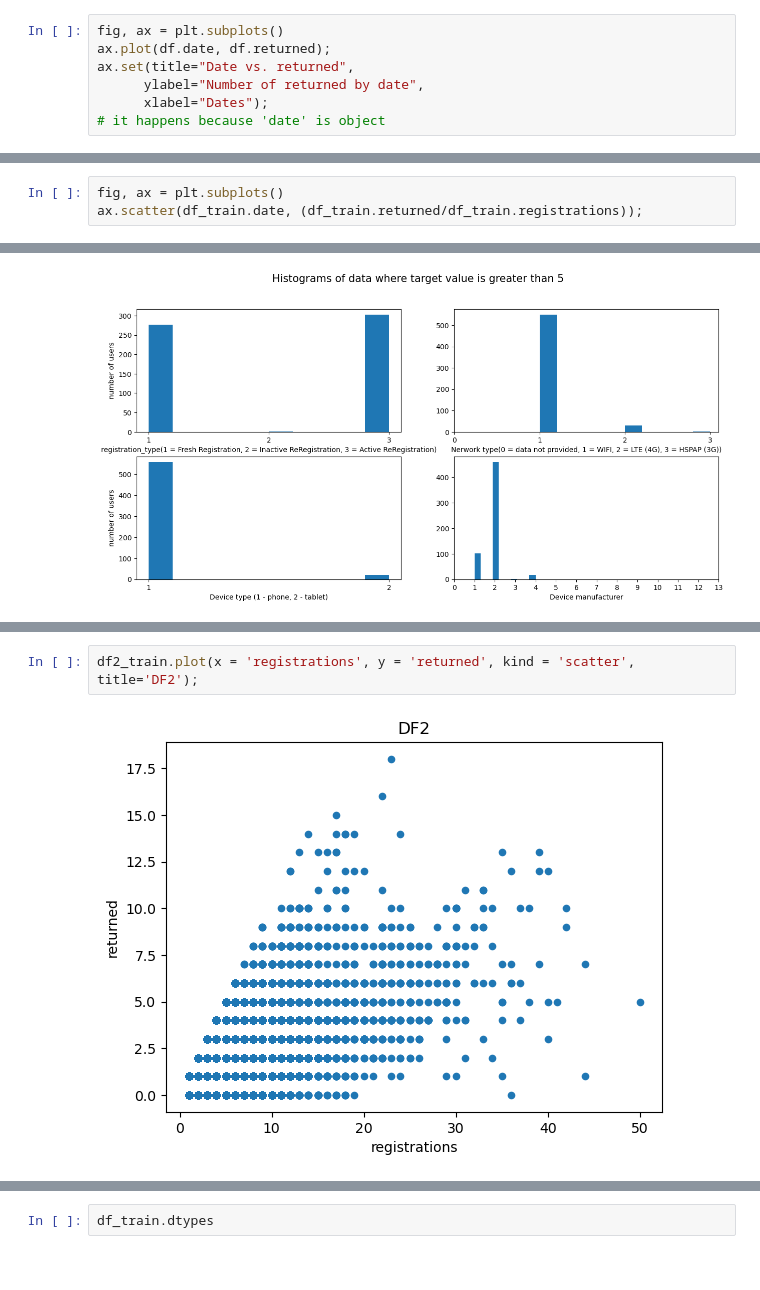
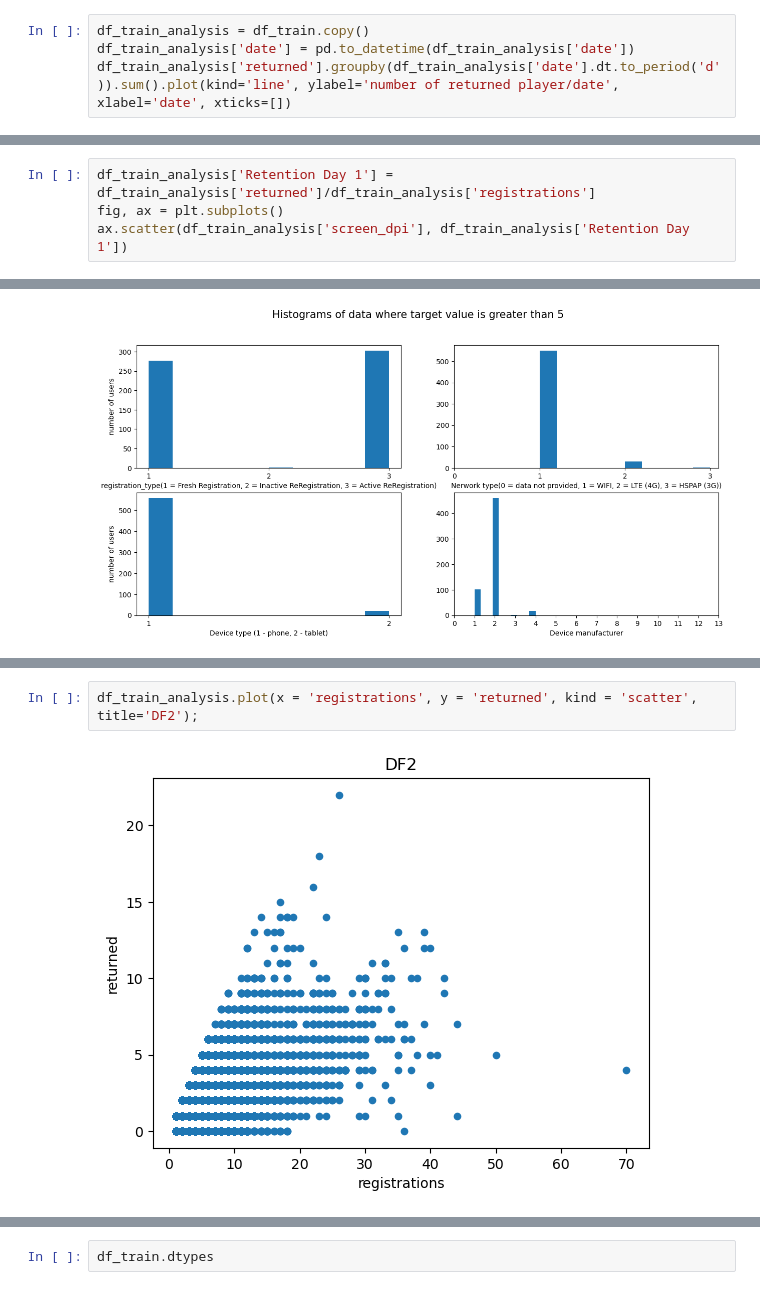
Before and after one commit to alexiandra97/T11-ML-project, a Jupyter notebook: T11-Machine-learning-model.ipynb, the cells around one changed output, grey strips where cells are left out. Saved outputs shown, nothing was run; the diff lists cells and outputs as text.

```diff
--- a/T11-Machine-learning-model.ipynb
+++ b/T11-Machine-learning-model.ipynb
@@ -383,10 +381,7 @@ df_train.head(5)
 # %% [markdown]
 #### Date vs returned (returned/registrations)
 # %%
-fig, ax = plt.subplots()
-ax.plot(df.date, df.returned);
-ax.set(title="Date vs. returned",
-      ylabel="Number of returned by date",
-      xlabel="Dates");
-# it happens because 'date' is object
+df_train_analysis = df_train.copy()
+df_train_analysis['date'] = pd.to_datetime(df_train_analysis['date'])
+df_train_analysis['returned'].groupby(df_train_analysis['date'].dt.to_period('d')).sum().plot(kind='line', ylabel='number of returned player/date', xlabel='date', xticks=[])
 # %% [output]
@@ -399,4 +392,5 @@ df_train['returned'].plot()
 # %%
+df_train_analysis['Retention Day 1'] = df_train_analysis['returned']/df_train_analysis['registrations']
 fig, ax = plt.subplots()
-ax.scatter(df_train.date, (df_train.returned/df_train.registrations));
+ax.scatter(df_train_analysis['screen_dpi'], df_train_analysis['Retention Day 1'])
 # %% [output]
@@ -512,9 +510,9 @@ df_train.plot(x = 'registrations', y = 'returned', kind = 'scatter', title = 'DF
 # %% [output]
 [figure]
 # %%
-df2_train.plot(x = 'registrations', y = 'returned', kind = 'scatter', title='DF2');
+df_train_analysis.plot(x = 'registrations', y = 'returned', kind = 'scatter', title='DF2');
 # %% [output]
-[figure, old version]
+[figure, new version]
 # %% [markdown]
  We can see correlation between registrations and returned but there are a lot of exceptions.
 #### Every time when I tried to plot kind='bar' my kernel chashed... Maybe because of the amount of data?
```
Also changed, not shown: parts of 39 cells of this notebook.
